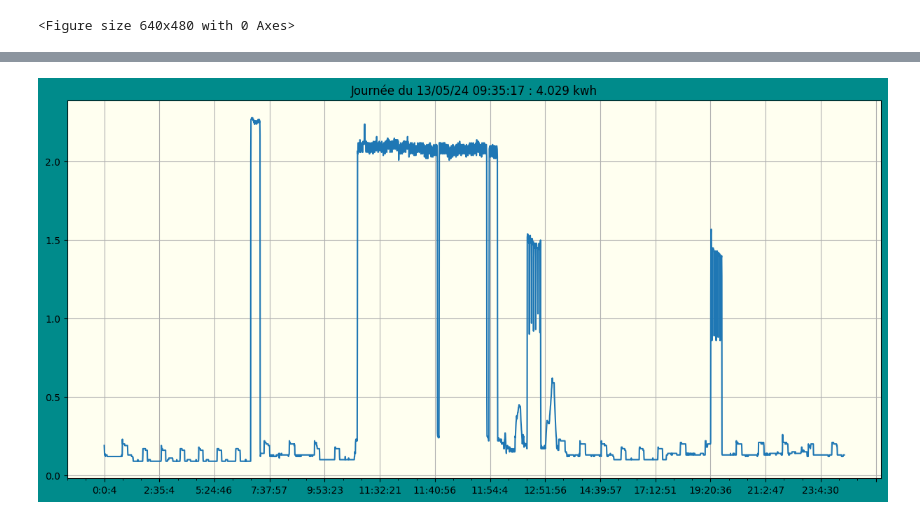
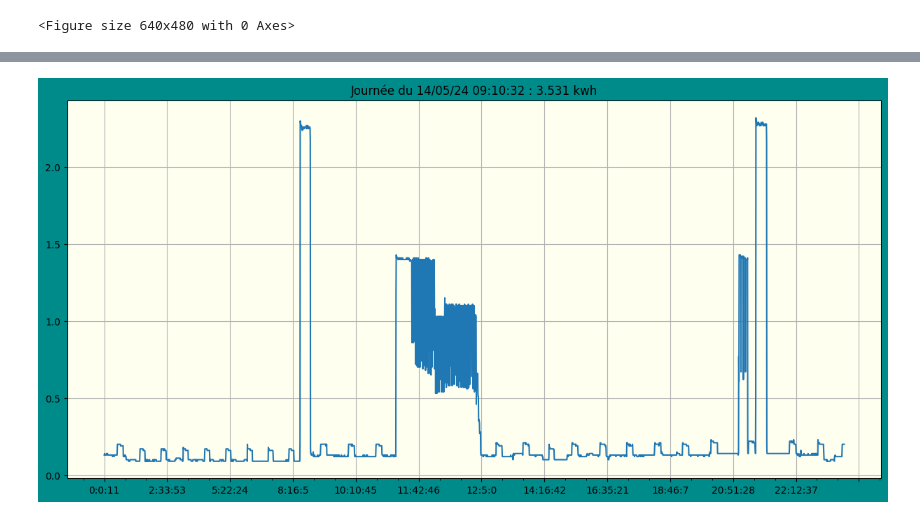
Before and after one commit to jdavid54/jupyter_notebooks, a Jupyter notebook: conso_kwh_reduced.ipynb, the cells around one changed output, grey strips where cells are left out. Saved outputs shown, nothing was run; the diff lists cells and outputs as text; code cells hidden in the pictures.

```diff
--- a/conso_kwh_reduced.ipynb
+++ b/conso_kwh_reduced.ipynb
@@ -140,7 +140,7 @@ with open(path,'wb') as file:
     pickle.dump(data, file)
 # %%
 from matplotlib.ticker import (MultipleLocator, AutoMinorLocator)
-def show(day,pltcolor='moccasin',bgcolor="ivory"):
+def show(day,pltcolor='darkcyan',bgcolor="ivory"):
     conso_day=conso_data[conso_data['days']==day].copy()  # no more error
     conso_day['heure']=conso_day['dates'].apply(lambda x: str(x.hour)+':'+str(x.minute) +':'+str(x.second))
     #=[x.hour for x in conso_day['dates']]
@@ -303,6 +398,6 @@ show(day,bgcolor='ivory')
 # %%
 # plot any day
-day = '13/05/24'
+day = '14/05/24'
 show(day,pltcolor='darkcyan')
 # %% [output]
-[figure, old version]
+[figure, new version]
```
Also changed, not shown: parts of 34 cells of this notebook, 9 other files.
